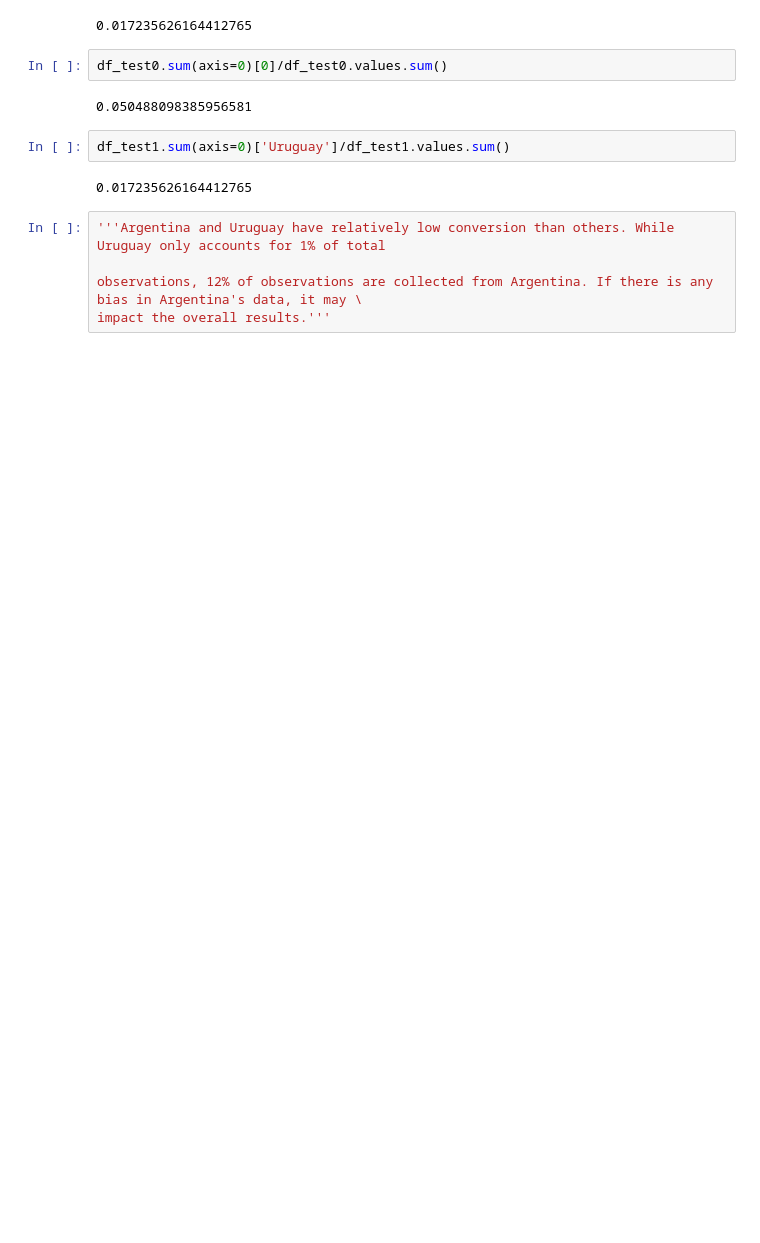
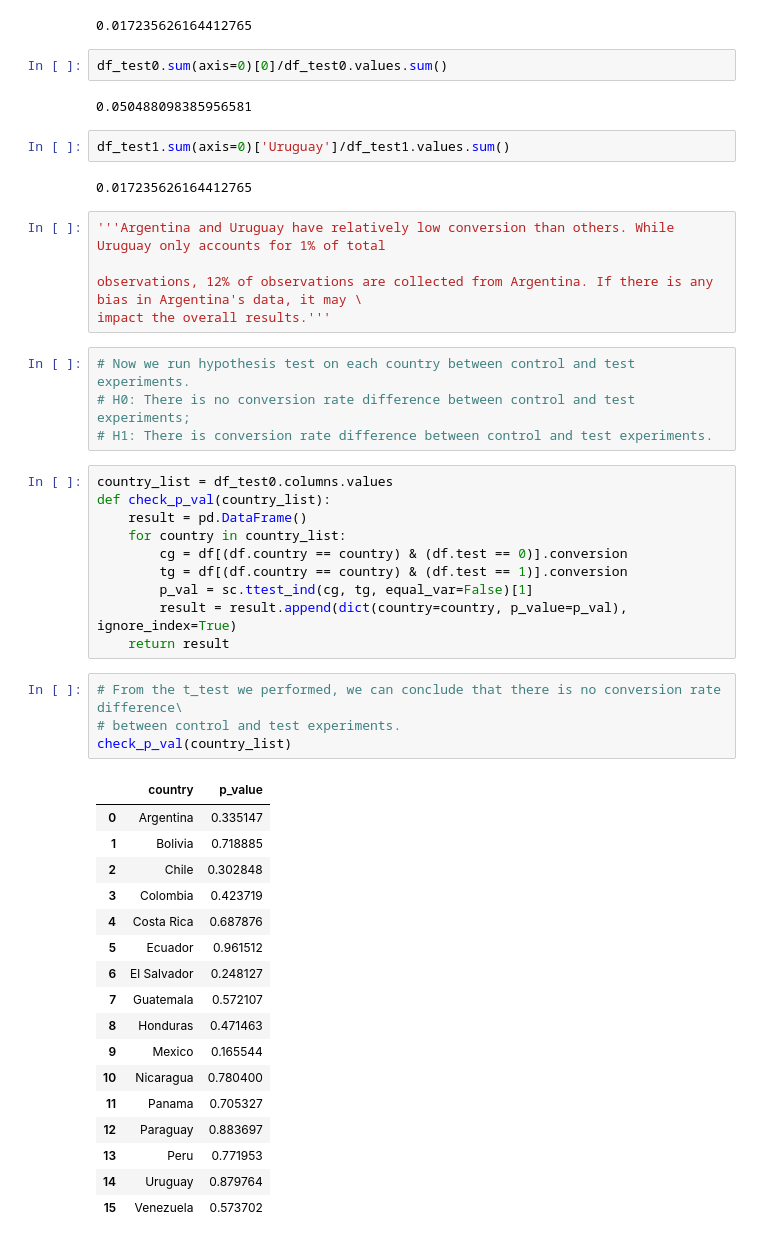
Before and after one commit to LihuaM/Translation-Case-Study, a Jupyter notebook: Spanish_Translation_AB_Test.ipynb, the cells around one changed output. Saved outputs shown, nothing was run; the diff lists cells and outputs as text; blank space fills up the shorter version.

```diff
--- a/Spanish_Translation_AB_Test.ipynb
+++ b/Spanish_Translation_AB_Test.ipynb
@@ -276,3 +284,39 @@ df_test1.sum(axis=0)['Uruguay']/df_test1.values.sum()
 
 observations, 12% of observations are collected from Argentina. If there is any bias in Argentina's data, it may \
 impact the overall results.'''
+# %%
+# Now we run hypothesis test on each country between control and test experiments.
+# H0: There is no conversion rate difference between control and test experiments;
+# H1: There is conversion rate difference between control and test experiments.
+# %%
+country_list = df_test0.columns.values
+def check_p_val(country_list):
+    result = pd.DataFrame()
+    for country in country_list:
+        cg = df[(df.country == country) & (df.test == 0)].conversion
+        tg = df[(df.country == country) & (df.test == 1)].conversion
+        p_val = sc.ttest_ind(cg, tg, equal_var=False)[1]
+        result = result.append(dict(country=country, p_value=p_val), ignore_index=True)
+    return result
+# %%
+# From the t_test we performed, we can conclude that there is no conversion rate difference\
+# between control and test experiments.
+check_p_val(country_list)
+# %% [output]
+|  | country | p_value |
+| 0 | Argentina | 0.335147 |
+| 1 | Bolivia | 0.718885 |
+| 2 | Chile | 0.302848 |
+| 3 | Colombia | 0.423719 |
+| 4 | Costa Rica | 0.687876 |
+| 5 | Ecuador | 0.961512 |
+| 6 | El Salvador | 0.248127 |
+| 7 | Guatemala | 0.572107 |
+| 8 | Honduras | 0.471463 |
+| 9 | Mexico | 0.165544 |
+| 10 | Nicaragua | 0.780400 |
+| 11 | Panama | 0.705327 |
+| 12 | Paraguay | 0.883697 |
+| 13 | Peru | 0.771953 |
+| 14 | Uruguay | 0.879764 |
+| 15 | Venezuela | 0.573702 |
```
Also changed, not shown: parts of 3 cells of this notebook.
